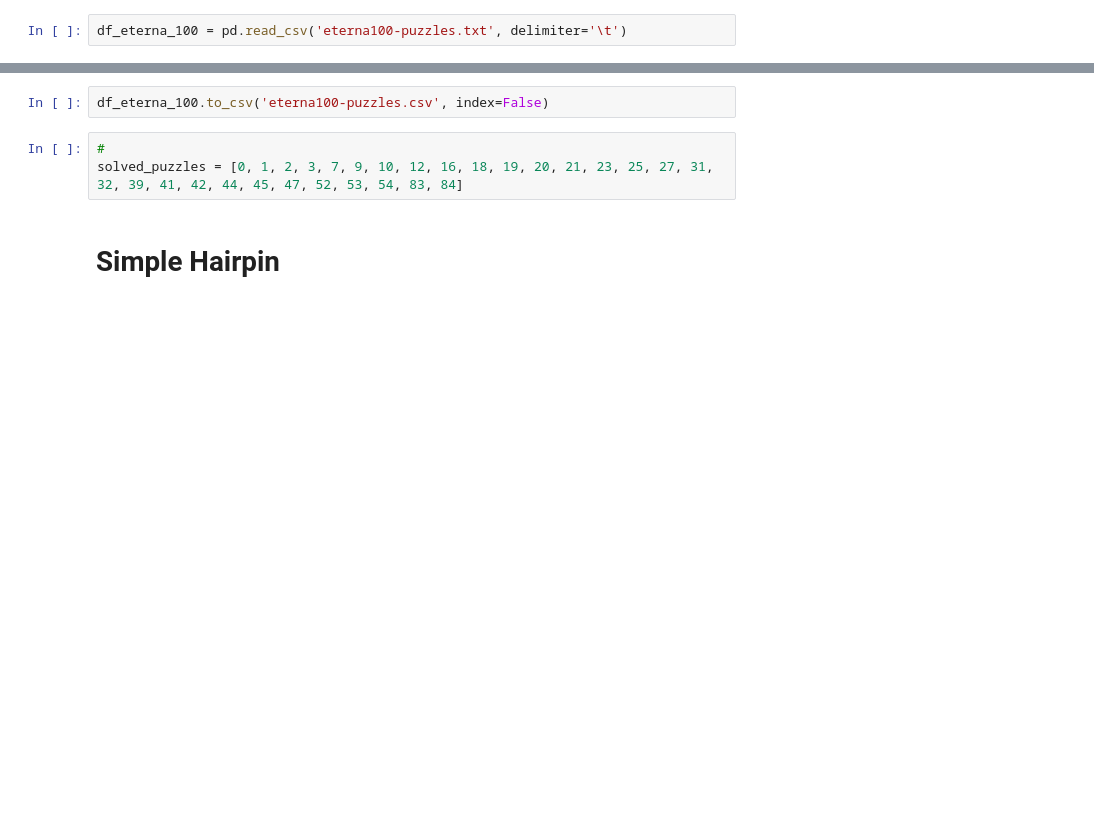
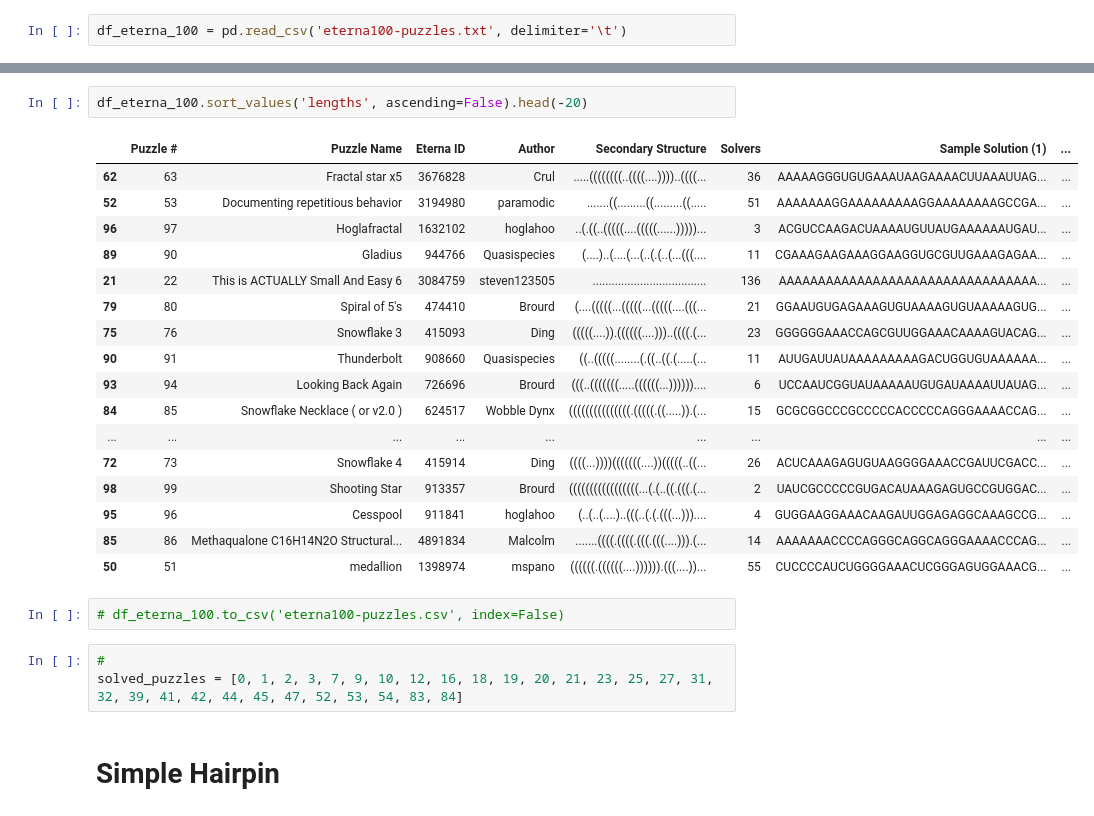
Before and after one commit to jganzabal/rna_inv_folding, a Jupyter notebook: 003_energy_tests.ipynb, the cells around one changed output, grey strips where cells are left out. Cells and saved outputs as stored; diff of their text form; blank space fills up the shorter version.

```diff
--- a/003_energy_tests.ipynb
+++ b/003_energy_tests.ipynb
@@ -21,5 +36,25 @@ df_eterna_100.loc[5, 'Secondary Structure'] = '(((((((((((........)))).((.......
+# %%
+df_eterna_100.sort_values('lengths', ascending=False).head(-20)
+# %% [output]
+|  | Puzzle # | Puzzle Name | Eterna ID | Author | Secondary Structure | Solvers | Sample Solution (1) | ... |
+| 62 | 63 | Fractal star x5 | 3676828 | Crul | .....((((((((..((((....))))..((((... | 36 | AAAAAGGGUGUGAAAUAAGAAAACUUAAAUUAG... | ... |
+| 52 | 53 | Documenting repetitious behavior | 3194980 | paramodic | .......((.........((.........((..... | 51 | AAAAAAAGGAAAAAAAAAGGAAAAAAAAGCCGA... | ... |
+| 96 | 97 | Hoglafractal | 1632102 | hoglahoo | ..(.((..(((((....(((((......)))))... | 3 | ACGUCCAAGACUAAAAUGUUAUGAAAAAAUGAU... | ... |
+| 89 | 90 | Gladius | 944766 | Quasispecies | (....)..(....(...(..(.(..(...(((.... | 11 | CGAAAGAAGAAAGGAAGGUGCGUUGAAAGAGAA... | ... |
+| 21 | 22 | This is ACTUALLY Small And Easy 6 | 3084759 | steven123505 | .................................... | 136 | AAAAAAAAAAAAAAAAAAAAAAAAAAAAAAAAA... | ... |
+| 79 | 80 | Spiral of 5's | 474410 | Brourd | (....(((((...(((((...(((((....(((... | 21 | GGAAUGUGAGAAAGUGUAAAAGUGUAAAAAGUG... | ... |
+| 75 | 76 | Snowflake 3 | 415093 | Ding | (((((....)).((((((....)))..((((.(... | 23 | GGGGGGAAACCAGCGUUGGAAACAAAAGUACAG... | ... |
+| 90 | 91 | Thunderbolt | 908660 | Quasispecies | ((..(((((........(.((..((.(.....(... | 11 | AUUGAUUAUAAAAAAAAAGACUGGUGUAAAAAA... | ... |
+| 93 | 94 | Looking Back Again | 726696 | Brourd | (((..(((((((.....((((((...)))))).... | 6 | UCCAAUCGGUAUAAAAAUGUGAUAAAAUUAUAG... | ... |
+| 84 | 85 | Snowflake Necklace ( or v2.0 ) | 624517 | Wobble Dynx | (((((((((((((((.(((((.((.....)).(... | 15 | GCGCGGCCCGCCCCCACCCCCAGGGAAAACCAG... | ... |
+| ... | ... | ... | ... | ... | ... | ... | ... | ... |
+| 72 | 73 | Snowflake 4 | 415914 | Ding | ((((...))))(((((((....))(((((..((... | 26 | ACUCAAAGAGUGUAAGGGGAAACCGAUUCGACC... | ... |
+| 98 | 99 | Shooting Star | 913357 | Brourd | (((((((((((((((((...(.(..((.(((.(... | 2 | UAUCGCCCCCGUGACAUAAAGAGUGCCGUGGAC... | ... |
+| 95 | 96 | Cesspool | 911841 | hoglahoo | (..(..(....)..(((..(.(.(((...))).... | 4 | GUGGAAGGAAACAAGAUUGGAGAGGCAAAGCCG... | ... |
+| 85 | 86 | Methaqualone C16H14N2O Structural... | 4891834 | Malcolm | .......((((.((((.(((.(((....))).(... | 14 | AAAAAAACCCCAGGGCAGGCAGGGAAAACCCAG... | ... |
+| 50 | 51 | medallion | 1398974 | mspano | ((((((.((((((....)))))).(((....))... | 55 | CUCCCCAUCUGGGGAAACUCGGGAGUGGAAACG... | ... |
 # %%
-df_eterna_100.to_csv('eterna100-puzzles.csv', index=False)
+# df_eterna_100.to_csv('eterna100-puzzles.csv', index=False)
 # %%
 #
 solved_puzzles = [0, 1, 2, 3, 7, 9, 10, 12, 16, 18, 19, 20, 21, 23, 25, 27, 31, 32, 39, 41, 42, 44, 45, 47, 52, 53, 54, 83, 84]
```
Also changed, not shown: parts of 24 cells of this notebook, 14 other files.
